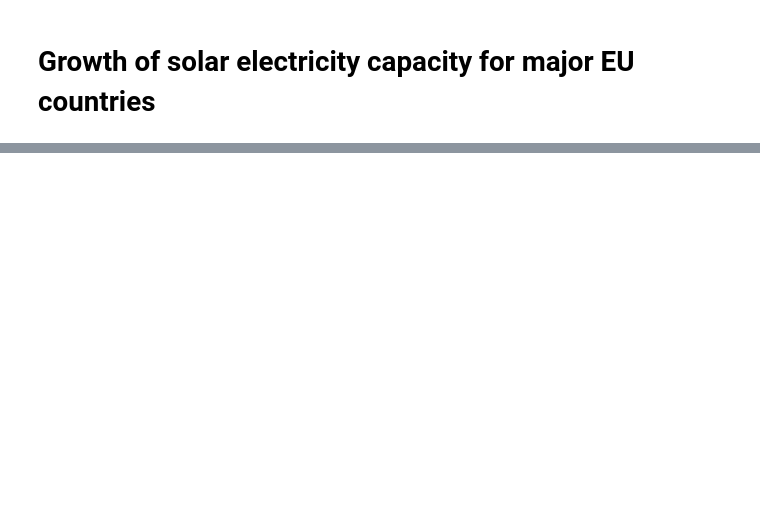
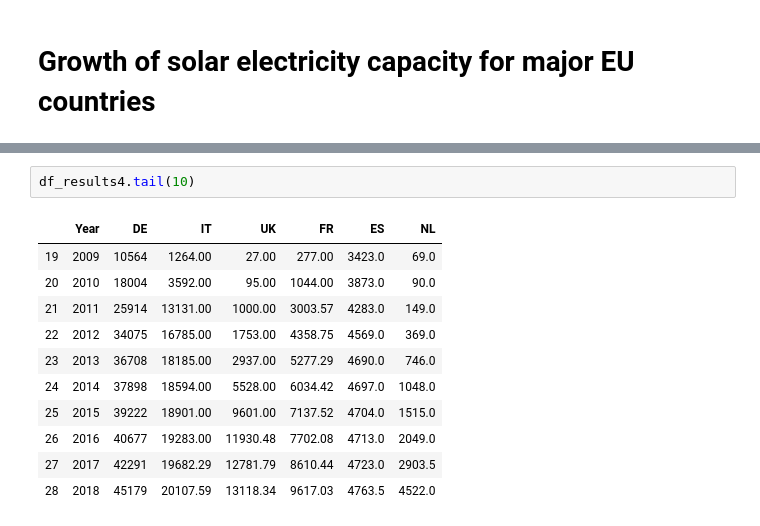
Before and after one commit to nlygar/renewable-energy-eu-statistics, a Jupyter notebook: renewable-energy-eu-statistics.ipynb, the cells around one changed output, grey strips where cells are left out. Drawn from its saved outputs; the diff is of its cells as text; blank space fills up the shorter version.

```diff
--- a/renewable-energy-eu-statistics.ipynb
+++ b/renewable-energy-eu-statistics.ipynb
@@ -646,0 +685,14 @@ Name: Wind, dtype: float64
+# %%
+df_results4.tail(10)
+# %% [output]
+|  | Year | DE | IT | UK | FR | ES | NL |
+| 19 | 2009 | 10564 | 1264.00 | 27.00 | 277.00 | 3423.0 | 69.0 |
+| 20 | 2010 | 18004 | 3592.00 | 95.00 | 1044.00 | 3873.0 | 90.0 |
+| 21 | 2011 | 25914 | 13131.00 | 1000.00 | 3003.57 | 4283.0 | 149.0 |
+| 22 | 2012 | 34075 | 16785.00 | 1753.00 | 4358.75 | 4569.0 | 369.0 |
+| 23 | 2013 | 36708 | 18185.00 | 2937.00 | 5277.29 | 4690.0 | 746.0 |
+| 24 | 2014 | 37898 | 18594.00 | 5528.00 | 6034.42 | 4697.0 | 1048.0 |
+| 25 | 2015 | 39222 | 18901.00 | 9601.00 | 7137.52 | 4704.0 | 1515.0 |
+| 26 | 2016 | 40677 | 19283.00 | 11930.48 | 7702.08 | 4713.0 | 2049.0 |
+| 27 | 2017 | 42291 | 19682.29 | 12781.79 | 8610.44 | 4723.0 | 2903.5 |
+| 28 | 2018 | 45179 | 20107.59 | 13118.34 | 9617.03 | 4763.5 | 4522.0 |
```
Also changed, not shown: parts of 6 cells of this notebook, 1 other file.
